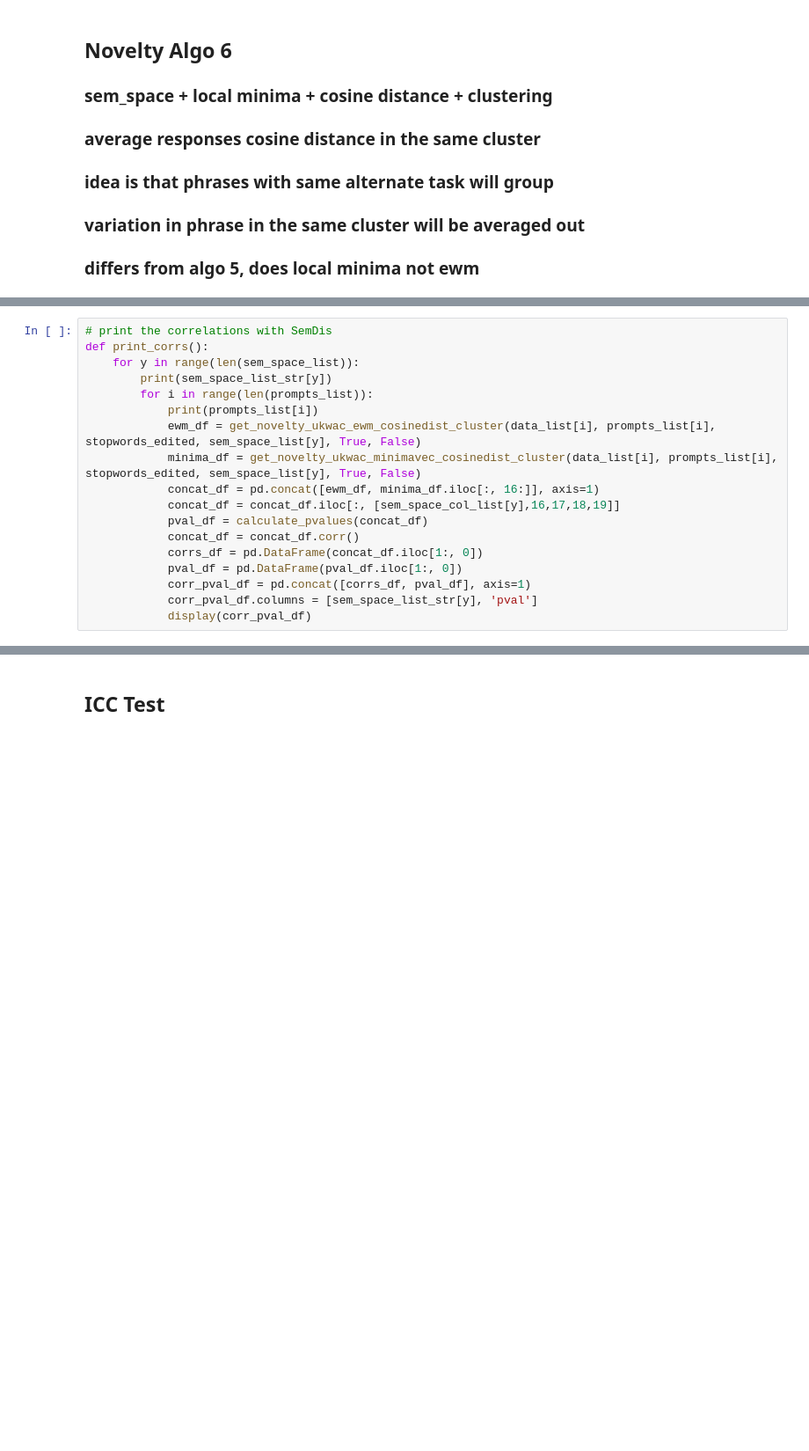
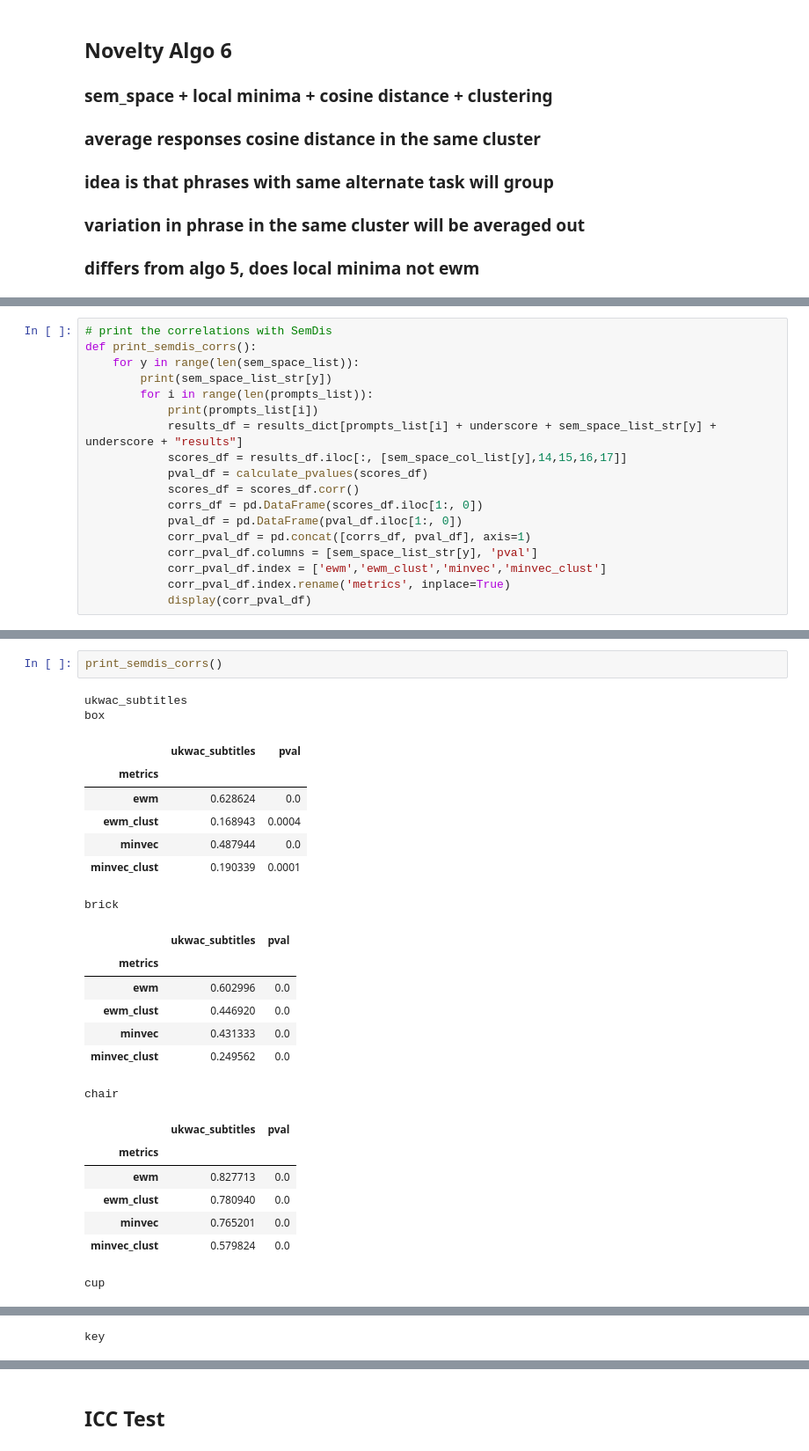
Before and after one commit to DijunQuant/AUT-Scoring, a Jupyter notebook: scripts/novelty_analysis.ipynb, the cells around one changed output, grey strips where cells are left out. Shown at 88% size. Drawn from its saved outputs; the diff is of its cells as text; blank space fills up the shorter version.

```diff
--- a/scripts/novelty_analysis.ipynb
+++ b/scripts/novelty_analysis.ipynb
@@ -613,18 +541,18 @@ def calculate_pvalues(df):
 # %%
 # print the correlations with SemDis
-def print_corrs():
+def print_semdis_corrs():
     for y in range(len(sem_space_list)):
         print(sem_space_list_str[y])
         for i in range(len(prompts_list)):
             print(prompts_list[i])
-            ewm_df = get_novelty_ukwac_ewm_cosinedist_cluster(data_list[i], prompts_list[i], stopwords_edited, sem_space_list[y], True, False)
-            minima_df = get_novelty_ukwac_minimavec_cosinedist_cluster(data_list[i], prompts_list[i], stopwords_edited, sem_space_list[y], True, False)
-            concat_df = pd.concat([ewm_df, minima_df.iloc[:, 16:]], axis=1)
-            concat_df = concat_df.iloc[:, [sem_space_col_list[y],16,17,18,19]]
-            pval_df = calculate_pvalues(concat_df)
-            concat_df = concat_df.corr()
-            corrs_df = pd.DataFrame(concat_df.iloc[1:, 0])
+            results_df = results_dict[prompts_list[i] + underscore + sem_space_list_str[y] + underscore + "results"]
+            scores_df = results_df.iloc[:, [sem_space_col_list[y],14,15,16,17]]
+            pval_df = calculate_pvalues(scores_df)
+            scores_df = scores_df.corr()
+            corrs_df = pd.DataFrame(scores_df.iloc[1:, 0])
             pval_df = pd.DataFrame(pval_df.iloc[1:, 0])
             corr_pval_df = pd.concat([corrs_df, pval_df], axis=1)
             corr_pval_df.columns = [sem_space_list_str[y], 'pval']
+            corr_pval_df.index = ['ewm','ewm_clust','minvec','minvec_clust']
+            corr_pval_df.index.rename('metrics', inplace=True)
             display(corr_pval_df)
@@ -671,0 +559,26 @@ pencil
+# %%
+print_semdis_corrs()
+# %% [output]
+ukwac_subtitles
+box
+|  | ukwac_subtitles | pval |
+| metrics |  |  |
+| ewm | 0.628624 | 0.0 |
+| ewm_clust | 0.168943 | 0.0004 |
+| minvec | 0.487944 | 0.0 |
+| minvec_clust | 0.190339 | 0.0001 |
+brick
+|  | ukwac_subtitles | pval |
+| metrics |  |  |
+| ewm | 0.602996 | 0.0 |
+| ewm_clust | 0.446920 | 0.0 |
+| minvec | 0.431333 | 0.0 |
+| minvec_clust | 0.249562 | 0.0 |
+chair
+|  | ukwac_subtitles | pval |
+| metrics |  |  |
+| ewm | 0.827713 | 0.0 |
+| ewm_clust | 0.780940 | 0.0 |
+| minvec | 0.765201 | 0.0 |
+| minvec_clust | 0.579824 | 0.0 |
+cup
@@ -671,0 +591 @@ pencil
+key
```
Also changed, not shown: parts of 46 cells of this notebook, 50 other files.
